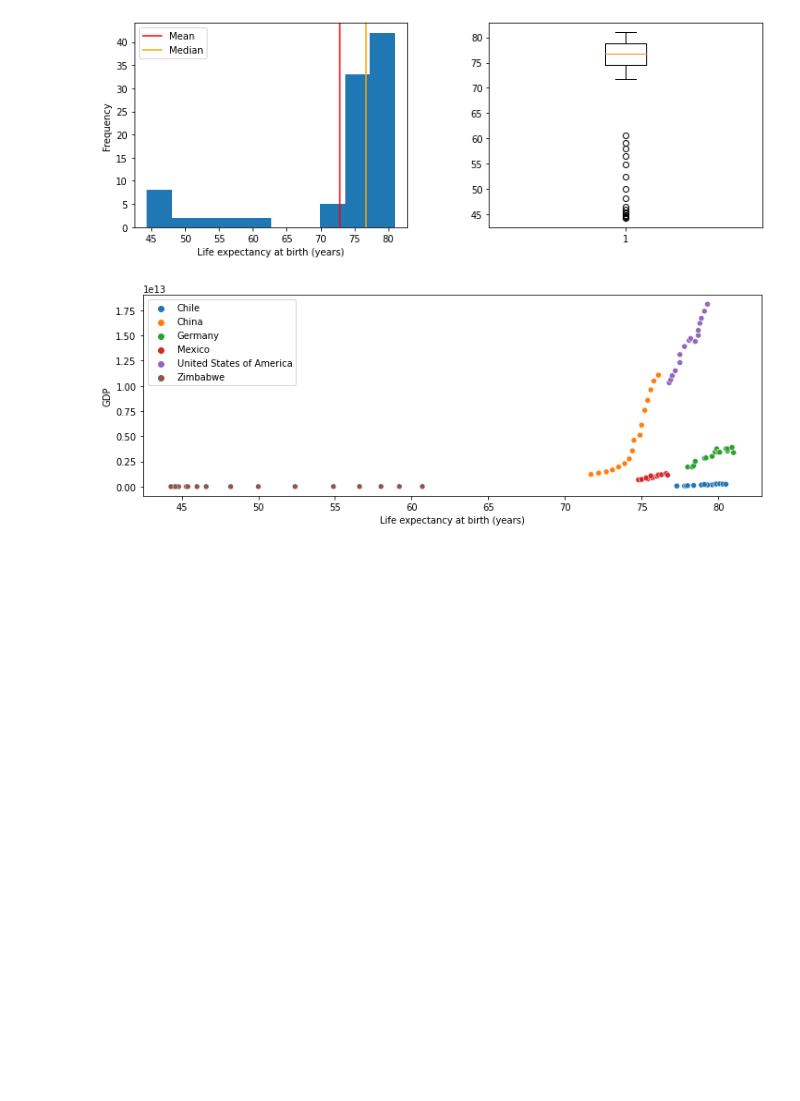
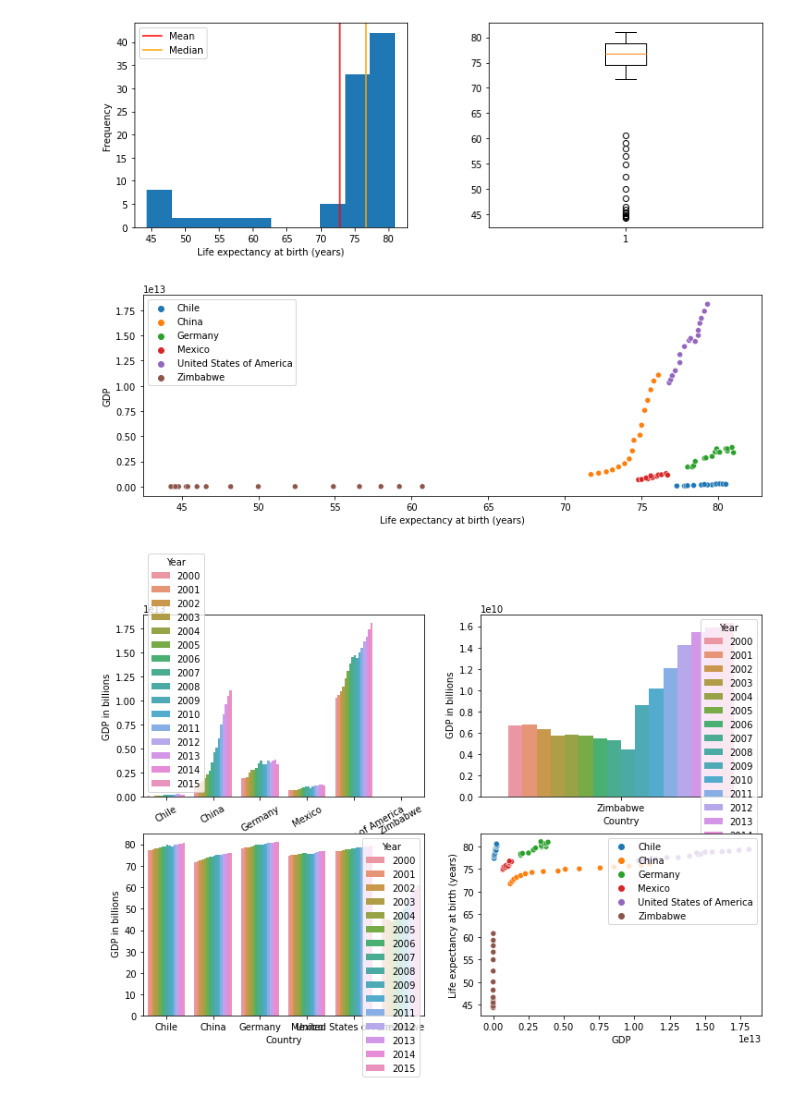
Before and after one commit to tiramisubunny/life_expectancy_gdp_group_project, a Jupyter notebook: life_expectancy_gdp.ipynb, the cells around one changed output. Saved outputs shown, nothing was run; the diff lists cells and outputs as text; code cells hidden in the pictures; blank space fills up the shorter version.

Commit message:
Added graph exploration merge to project notebook

```diff
--- a/life_expectancy_gdp.ipynb
+++ b/life_expectancy_gdp.ipynb
@@ -129,3 +129,22 @@ plt.show()
 [figure]
 [figure]
 [figure]
+# %%
+fig, axs = plt.subplots(2, 2, figsize=(12,8), sharey=False)
+#plot 1
+sns.barplot(ax=axs[0,0], data=gdp_data, x= 'Country', y='GDP', hue='Year')
+axs[0,0].set_xticks(range(6))
+axs[0,0].set_xticklabels(gdp_data['Country'].unique(), rotation=30)
+axs[0,0].set_ylabel("GDP in billions")
+#plot 2
+sns.barplot(ax=axs[0,1], data=gdp_data, x= gdp_data[gdp_data['Country'] == 'Zimbabwe']['Country'], y='GDP', hue='Year')
+axs[0,1].set_ylabel(" GDP in billions")
+#plot 3
+sns.barplot(ax=axs[1,0], data=gdp_data, x= 'Country', y= 'Life expectancy at birth (years)', hue='Year')
+axs[1,0].set_ylabel(" GDP in billions")
+#plot 4
+sns.scatterplot(ax=axs[1,1], x = gdp_data["GDP"], y = gdp_data['Life expectancy at birth (years)'], hue = gdp_data["Country"])
+plt.legend(loc=1)
+plt.show()
+# %% [output]
+[figure, added]
```
